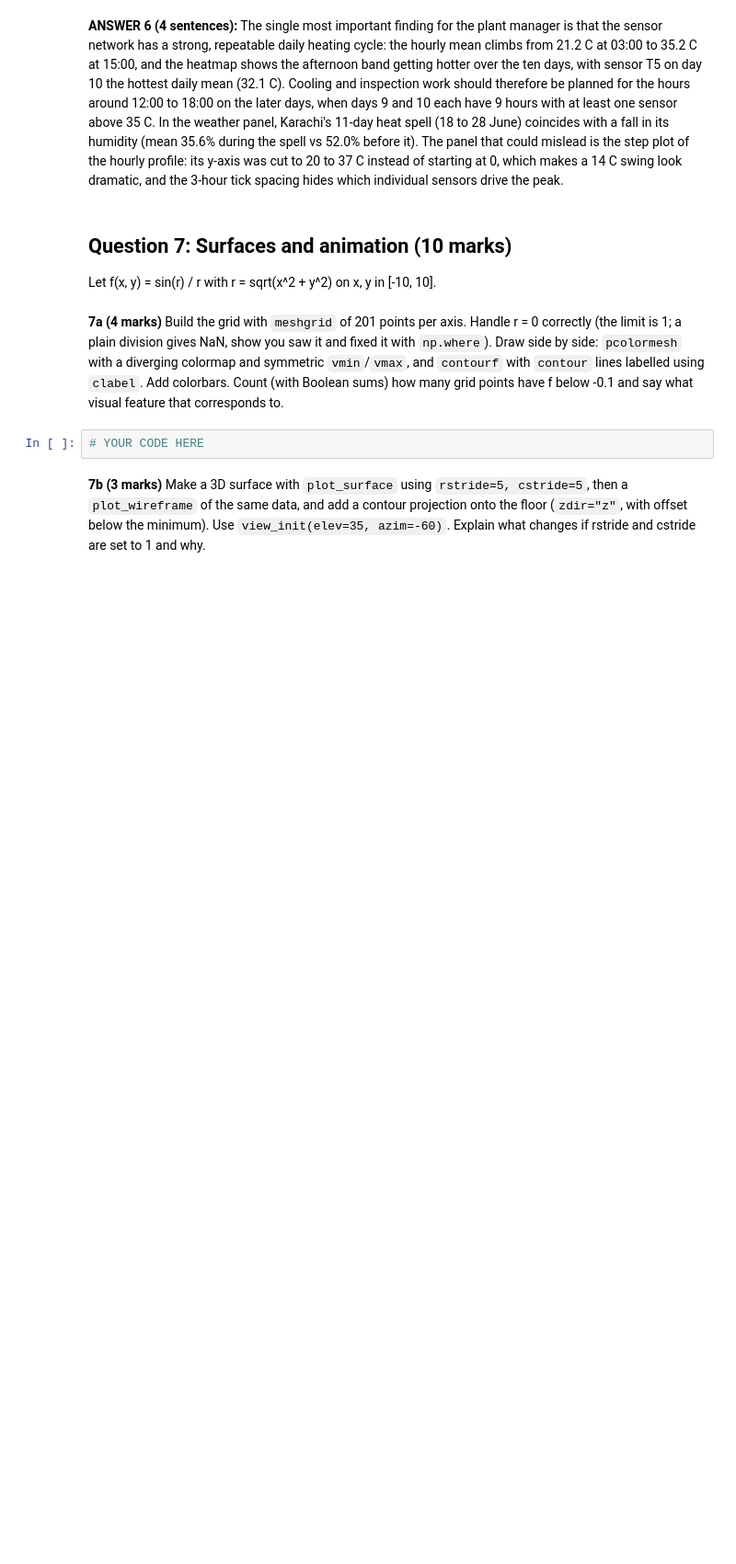
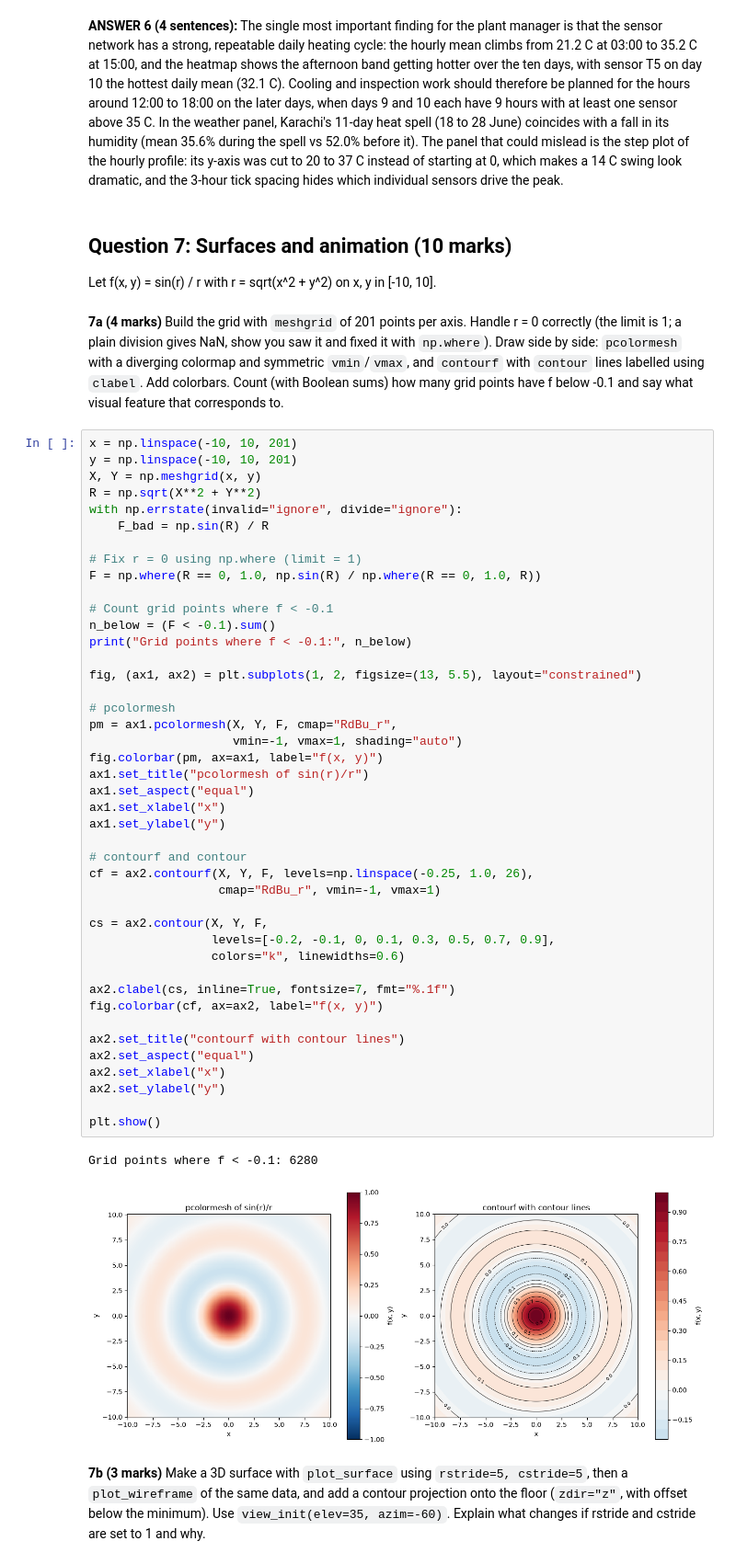
Before and after one commit to habibanaeem308/PAI_A3_25F0061, a Jupyter notebook: 25F0061_AI_ASS03.ipynb, the cells around one changed output. Shown at 92% size. Drawn from its saved outputs; the diff is of its cells as text; blank space fills up the shorter version.

```diff
--- a/25F0061_AI_ASS03.ipynb
+++ b/25F0061_AI_ASS03.ipynb
@@ -814,7 +814,51 @@ Let f(x, y) = sin(r) / r with r = sqrt(x^2 + y^2) on x, y in [-10, 10].
 # %% [markdown]
 **7a (4 marks)** Build the grid with `meshgrid` of 201 points per axis. Handle r = 0 correctly (the limit is 1; a plain division gives NaN, show you saw it and fixed it with `np.where`). Draw side by side: `pcolormesh` with a diverging colormap and symmetric `vmin`/`vmax`, and `contourf` with `contour` lines labelled using `clabel`. Add colorbars. Count (with Boolean sums) how many grid points have f below -0.1 and say what visual feature that corresponds to.
 # %%
-# YOUR CODE HERE
+x = np.linspace(-10, 10, 201)
+y = np.linspace(-10, 10, 201)
+X, Y = np.meshgrid(x, y)
+R = np.sqrt(X**2 + Y**2)
+with np.errstate(invalid="ignore", divide="ignore"):
+    F_bad = np.sin(R) / R
+
+# Fix r = 0 using np.where (limit = 1)
+F = np.where(R == 0, 1.0, np.sin(R) / np.where(R == 0, 1.0, R))
+
+# Count grid points where f < -0.1
+n_below = (F < -0.1).sum()
+print("Grid points where f < -0.1:", n_below)
+
+fig, (ax1, ax2) = plt.subplots(1, 2, figsize=(13, 5.5), layout="constrained")
+
+# pcolormesh
+pm = ax1.pcolormesh(X, Y, F, cmap="RdBu_r",
+                    vmin=-1, vmax=1, shading="auto")
+fig.colorbar(pm, ax=ax1, label="f(x, y)")
+ax1.set_title("pcolormesh of sin(r)/r")
+ax1.set_aspect("equal")
+ax1.set_xlabel("x")
+ax1.set_ylabel("y")
+
+# contourf and contour
+cf = ax2.contourf(X, Y, F, levels=np.linspace(-0.25, 1.0, 26),
+                  cmap="RdBu_r", vmin=-1, vmax=1)
+
+cs = ax2.contour(X, Y, F,
+                 levels=[-0.2, -0.1, 0, 0.1, 0.3, 0.5, 0.7, 0.9],
+                 colors="k", linewidths=0.6)
+
+ax2.clabel(cs, inline=True, fontsize=7, fmt="%.1f")
+fig.colorbar(cf, ax=ax2, label="f(x, y)")
+
+ax2.set_title("contourf with contour lines")
+ax2.set_aspect("equal")
+ax2.set_xlabel("x")
+ax2.set_ylabel("y")
+
+plt.show()
+# %% [output]
+Grid points where f < -0.1: 6280
+[figure, added]
 # %% [markdown]
 **7b (3 marks)** Make a 3D surface with `plot_surface` using `rstride=5, cstride=5`, then a `plot_wireframe` of the same data, and add a contour projection onto the floor (`zdir="z"`, with offset below the minimum). Use `view_init(elev=35, azim=-60)`. Explain what changes if rstride and cstride are set to 1 and why.
 # %%
```
Also changed, not shown: parts of 2 cells of this notebook.
